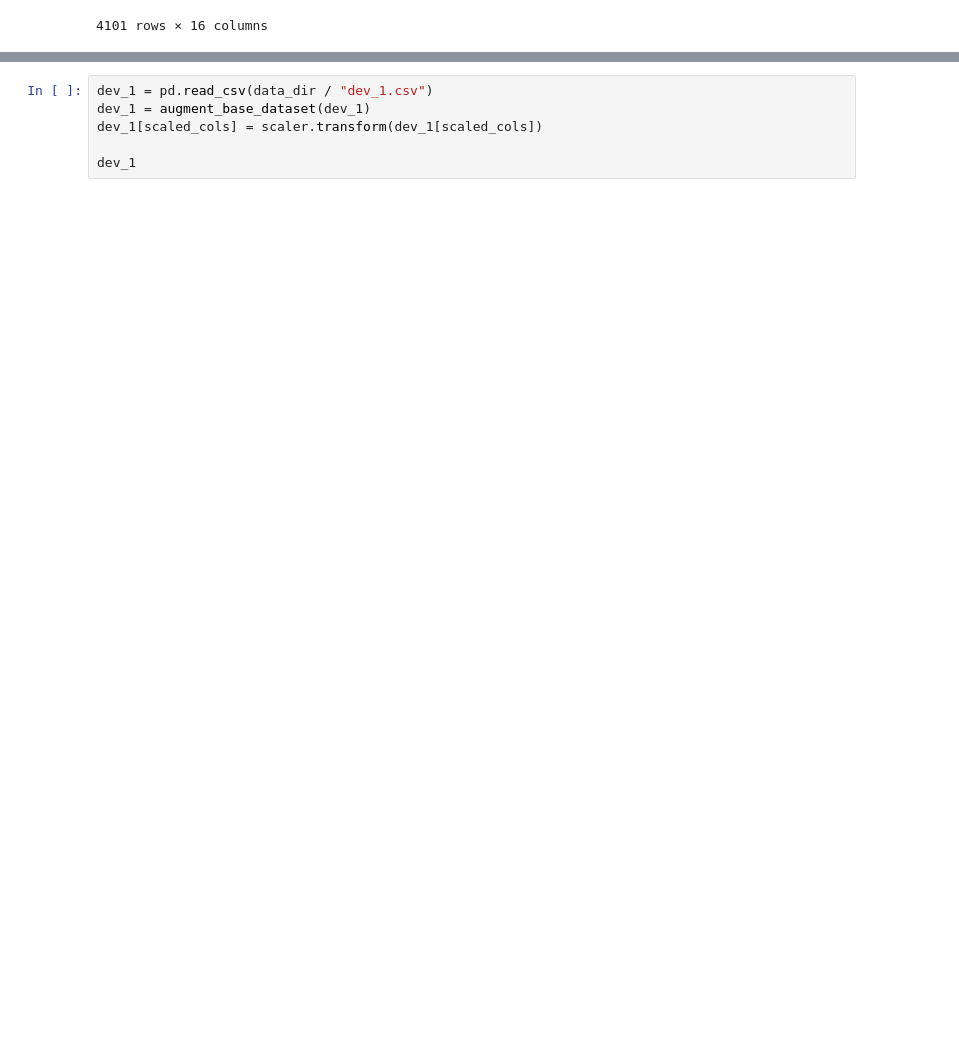
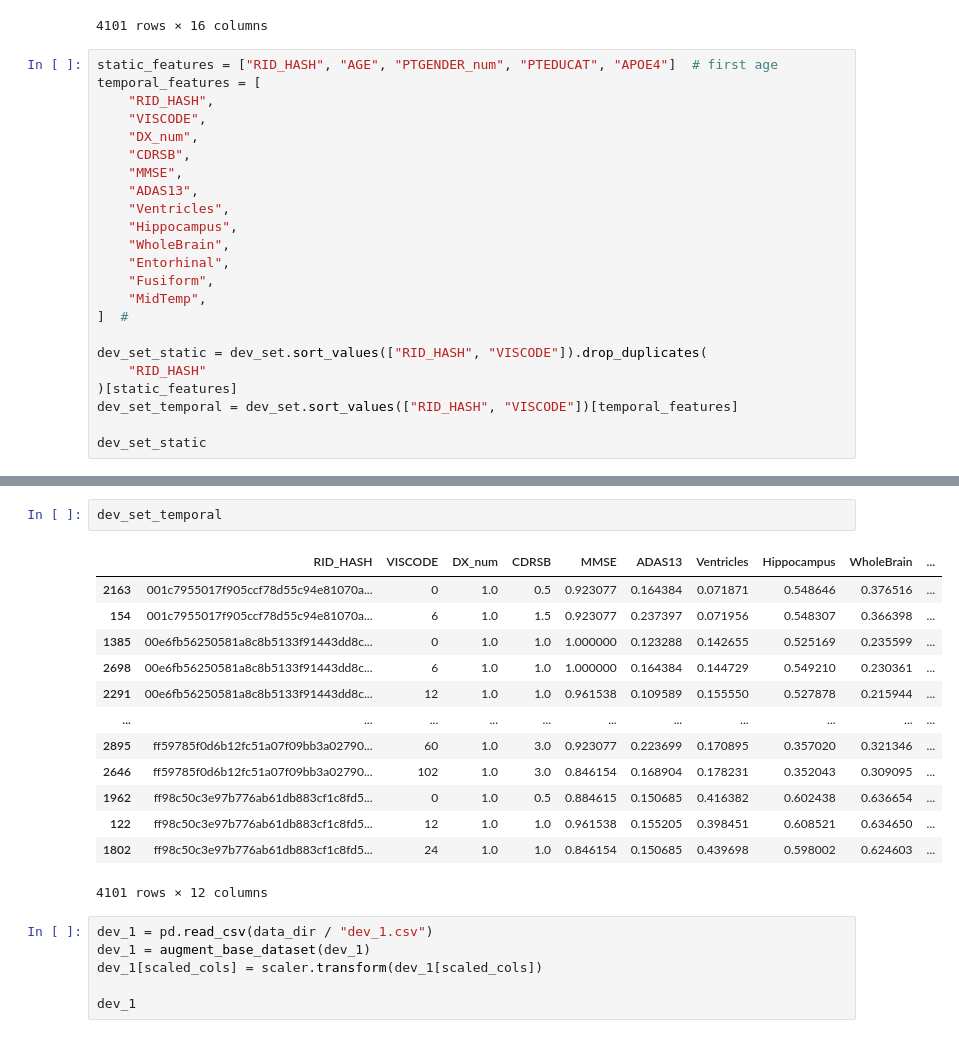
Before and after one commit to bcebere/genentech-404-challenge, a Jupyter notebook: explore_score_take7.ipynb, the cells around one changed output, grey strips where cells are left out. Saved outputs shown, nothing was run; the diff lists cells and outputs as text; blank space fills up the shorter version.

```diff
--- a/explore_score_take7.ipynb
+++ b/explore_score_take7.ipynb
@@ -64,3 +65,26 @@ dev_set
 | 122 | ff98c50c3e97b776ab61db883cf1c8fd5... | 12 | 73.1 | 0 | 12 | 1.0 | 0.0 | 1.0 | 0.961538 | 0.155205 | ... |
 | 1802 | ff98c50c3e97b776ab61db883cf1c8fd5... | 24 | 74.1 | 0 | 12 | 1.0 | 0.0 | 1.0 | 0.846154 | 0.150685 | ... |
 4101 rows × 16 columns
+# %%
+static_features = ["RID_HASH", "AGE", "PTGENDER_num", "PTEDUCAT", "APOE4"]  # first age
+temporal_features = [
+    "RID_HASH",
+    "VISCODE",
+    "DX_num",
+    "CDRSB",
+    "MMSE",
+    "ADAS13",
+    "Ventricles",
+    "Hippocampus",
+    "WholeBrain",
+    "Entorhinal",
+    "Fusiform",
+    "MidTemp",
+]  #
+
+dev_set_static = dev_set.sort_values(["RID_HASH", "VISCODE"]).drop_duplicates(
+    "RID_HASH"
+)[static_features]
+dev_set_temporal = dev_set.sort_values(["RID_HASH", "VISCODE"])[temporal_features]
+
+dev_set_static
@@ -67,3 +105,19 @@ dev_set
+# %%
+dev_set_temporal
+# %% [output]
+|  | RID_HASH | VISCODE | DX_num | CDRSB | MMSE | ADAS13 | Ventricles | Hippocampus | WholeBrain | ... |
+| 2163 | 001c7955017f905ccf78d55c94e81070a... | 0 | 1.0 | 0.5 | 0.923077 | 0.164384 | 0.071871 | 0.548646 | 0.376516 | ... |
+| 154 | 001c7955017f905ccf78d55c94e81070a... | 6 | 1.0 | 1.5 | 0.923077 | 0.237397 | 0.071956 | 0.548307 | 0.366398 | ... |
+| 1385 | 00e6fb56250581a8c8b5133f91443dd8c... | 0 | 1.0 | 1.0 | 1.000000 | 0.123288 | 0.142655 | 0.525169 | 0.235599 | ... |
+| 2698 | 00e6fb56250581a8c8b5133f91443dd8c... | 6 | 1.0 | 1.0 | 1.000000 | 0.164384 | 0.144729 | 0.549210 | 0.230361 | ... |
+| 2291 | 00e6fb56250581a8c8b5133f91443dd8c... | 12 | 1.0 | 1.0 | 0.961538 | 0.109589 | 0.155550 | 0.527878 | 0.215944 | ... |
+| ... | ... | ... | ... | ... | ... | ... | ... | ... | ... | ... |
+| 2895 | ff59785f0d6b12fc51a07f09bb3a02790... | 60 | 1.0 | 3.0 | 0.923077 | 0.223699 | 0.170895 | 0.357020 | 0.321346 | ... |
+| 2646 | ff59785f0d6b12fc51a07f09bb3a02790... | 102 | 1.0 | 3.0 | 0.846154 | 0.168904 | 0.178231 | 0.352043 | 0.309095 | ... |
+| 1962 | ff98c50c3e97b776ab61db883cf1c8fd5... | 0 | 1.0 | 0.5 | 0.884615 | 0.150685 | 0.416382 | 0.602438 | 0.636654 | ... |
+| 122 | ff98c50c3e97b776ab61db883cf1c8fd5... | 12 | 1.0 | 1.0 | 0.961538 | 0.155205 | 0.398451 | 0.608521 | 0.634650 | ... |
+| 1802 | ff98c50c3e97b776ab61db883cf1c8fd5... | 24 | 1.0 | 1.0 | 0.846154 | 0.150685 | 0.439698 | 0.598002 | 0.624603 | ... |
+4101 rows × 12 columns
 # %%
 dev_1 = pd.read_csv(data_dir / "dev_1.csv")
 dev_1 = augment_base_dataset(dev_1)
```
Also changed, not shown: parts of 37 cells of this notebook, 2 other files.
